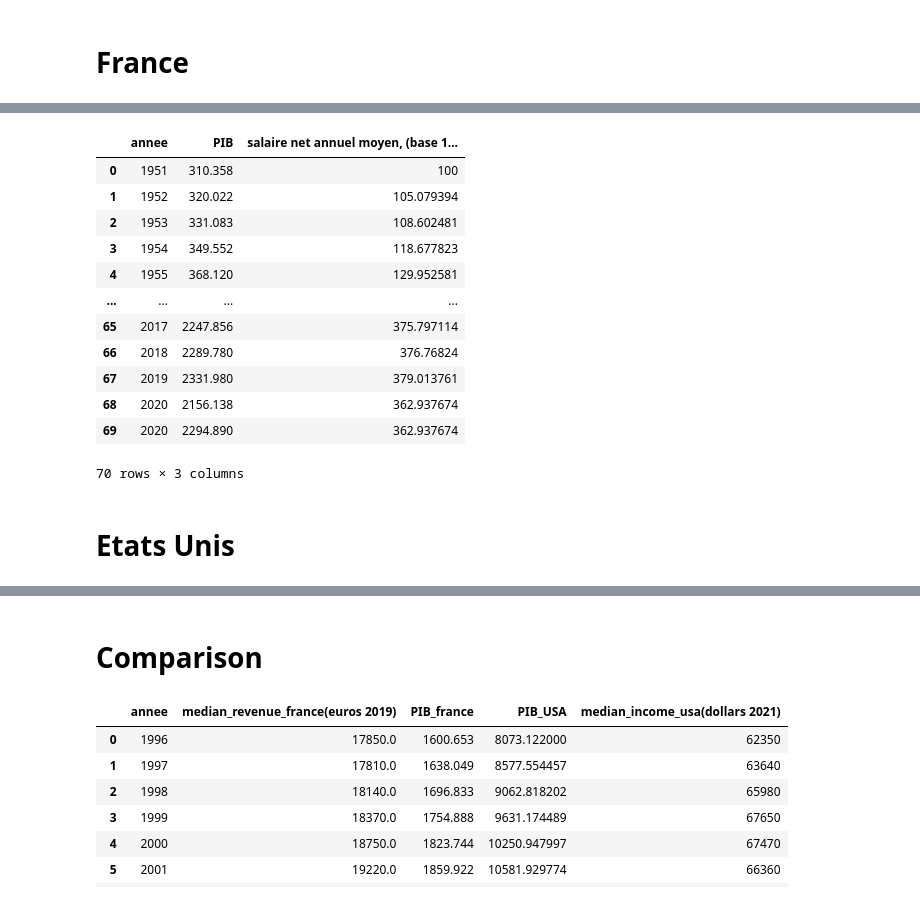
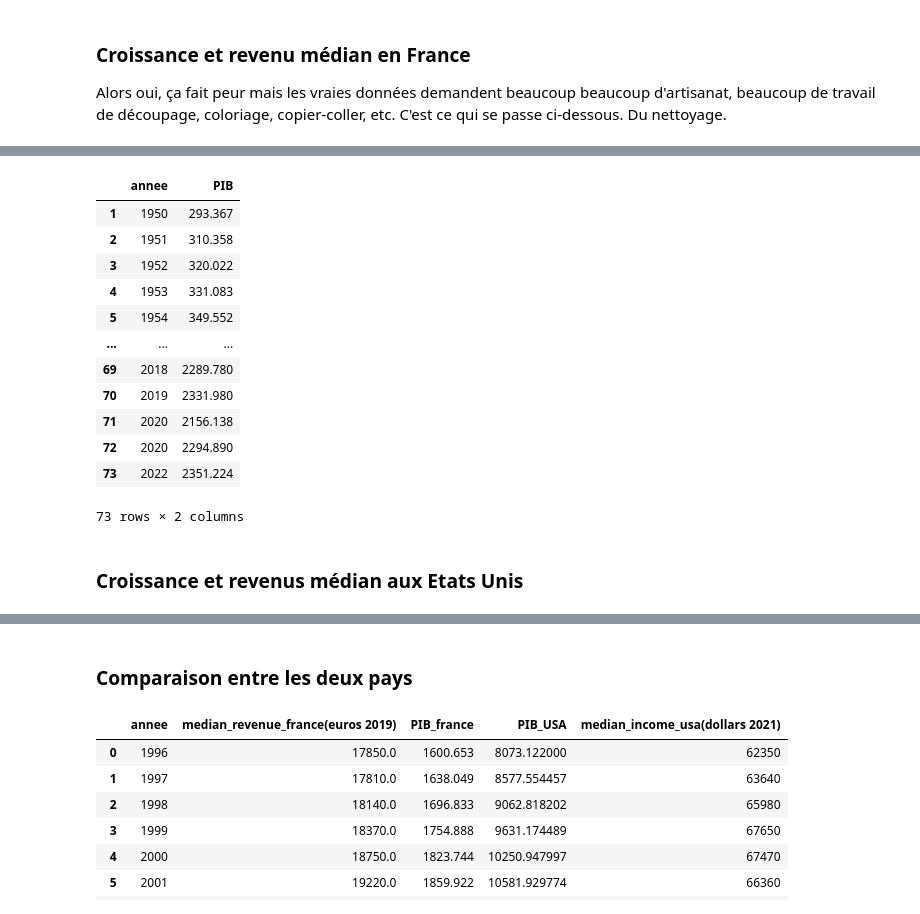
Before and after one commit to ArthurSrz/Introduction-aux-Interactions-Homme-Donn-es, a Jupyter notebook: 1-Introduction/03-stats-et-proba/learnspace.ipynb, the cells around one changed output, grey strips where cells are left out. Drawn from its saved outputs; the diff is of its cells as text; code cells hidden in the pictures.

```diff
--- a/1-Introduction/03-stats-et-proba/learnspace.ipynb
+++ b/1-Introduction/03-stats-et-proba/learnspace.ipynb
@@ -48,5 +43,8 @@ Nous voulons comprendre ce que Esther Duflo explique à propos des Etats-Unis et
-# %% [markdown]
-# France
+# %% [markdown]
+### Croissance et revenu médian en France
+
+Alors oui, ça fait peur mais les vraies données demandent beaucoup beaucoup d'artisanat, beaucoup de travail de découpage, coloriage, copier-coller, etc. C'est ce qui se passe ci-dessous.
+Du nettoyage.
 # %%
 #import as a dataframe the median_france.xlsx file
 df3 = pd.read_excel("data/median_france.xlsx")
@@ -94,40 +92,41 @@ print(df3)
 # %%
 #charge le fichier excel de cette adresse : https://www.insee.fr/fr/statistiques/fichier/2830613/econ-gen-pib-composante-niveaux.xlsx
 df = pd.read_excel("https://www.insee.fr/fr/statistiques/fichier/2830613/econ-gen-pib-composante-niveaux.xlsx")
 #supprime les lignes inutiles
 df = df.drop([0,1,3,5,6,7,8,9,10,11,12,13,14,15,16,17,18,19,20,21])
 #fait pivoter le tableau
 df = df.T
 #delete the index column
 df = df.reset_index(drop=True)
 #rename the columns
 df.columns = ["annee","PIB"]
+#delete second column
+#df = df.drop(df.columns[[1]], axis=1)
 #delete the first row
 df = df.drop([0])
 #row 71, delete '(r)'
 df.loc[71, "annee"] = df.loc[71,"annee"].replace("(r)","")
 df.loc[72, "annee"] = df.loc[71,"annee"].replace("(r)","")
 #transform annee into int
 df["annee"] = df["annee"].astype(int)
 #transform PIB into float
 df["PIB"] = df["PIB"].astype(float)
-#join df0 and df on annee
-df = df.merge(df0, on="annee")
+#check the dataframe
 df
 # %% [output]
-|  | annee | PIB | salaire net annuel moyen, (base 1... |
-| 0 | 1951 | 310.358 | 100 |
-| 1 | 1952 | 320.022 | 105.079394 |
-| 2 | 1953 | 331.083 | 108.602481 |
-| 3 | 1954 | 349.552 | 118.677823 |
-| 4 | 1955 | 368.120 | 129.952581 |
-| ... | ... | ... | ... |
-| 65 | 2017 | 2247.856 | 375.797114 |
-| 66 | 2018 | 2289.780 | 376.76824 |
-| 67 | 2019 | 2331.980 | 379.013761 |
-| 68 | 2020 | 2156.138 | 362.937674 |
-| 69 | 2020 | 2294.890 | 362.937674 |
+|  | annee | PIB |
+| 1 | 1950 | 293.367 |
+| 2 | 1951 | 310.358 |
+| 3 | 1952 | 320.022 |
+| 4 | 1953 | 331.083 |
+| 5 | 1954 | 349.552 |
+| ... | ... | ... |
+| 69 | 2018 | 2289.780 |
+| 70 | 2019 | 2331.980 |
+| 71 | 2020 | 2156.138 |
+| 72 | 2020 | 2294.890 |
+| 73 | 2022 | 2351.224 |
-70 rows × 3 columns
+73 rows × 2 columns
 # %% [markdown]
-# Etats Unis
+### Croissance et revenus médian aux Etats Unis
 # %%
@@ -197,8 +196,8 @@ print(df4)
 36   2020              76660
 37   2021              76330
 38   2022              74580
-# %% [markdown]
-# Comparison
+# %% [markdown]
+### Comparaison entre les deux pays
 # %%
 # join df23, df, df1 and df4 on annee
 df23 = df3.merge(df, on="annee")
```
Also changed, not shown: parts of 19 cells of this notebook.
